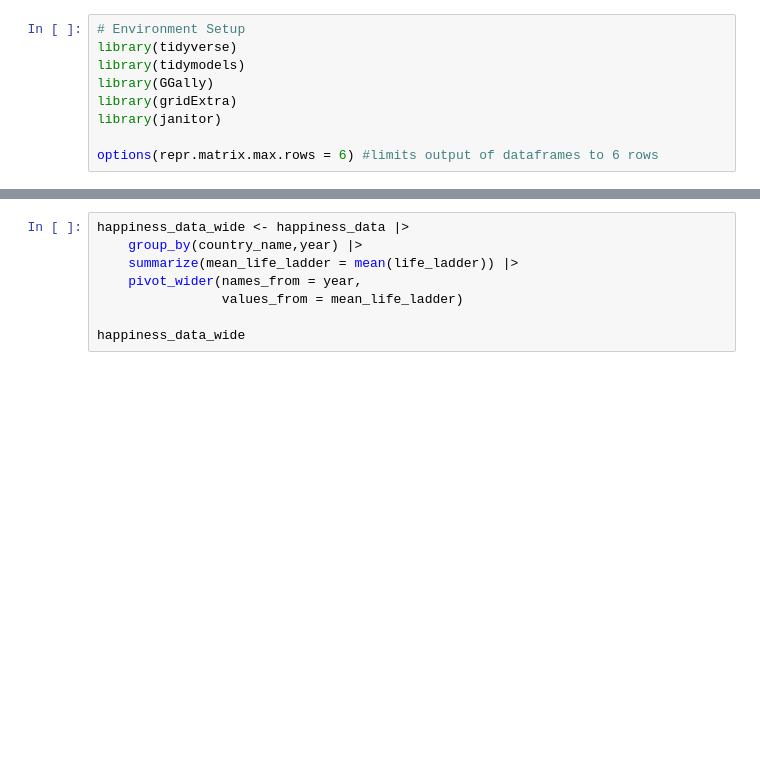
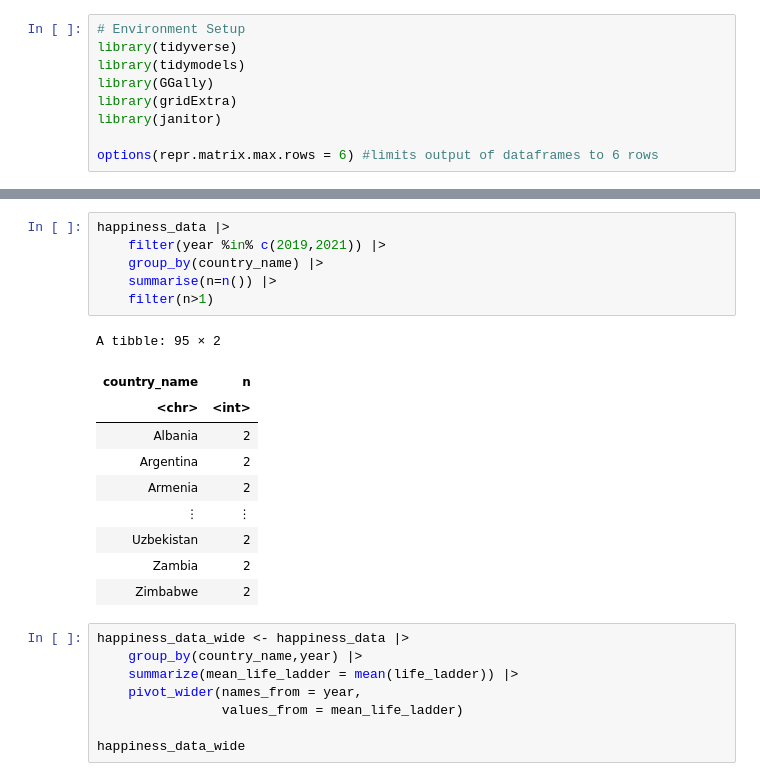
Before and after one commit to ericpien/Impact-of-COVID-19-on-Happiness, a Jupyter notebook: proposal.ipynb, the cells around one changed output, grey strips where cells are left out. Drawn from its saved outputs; the diff is of its cells as text; blank space fills up the shorter version.

```diff
--- a/proposal.ipynb
+++ b/proposal.ipynb
@@ -66,3 +64,20 @@ A tibble: 1747 × 12
+# %%
+happiness_data |>
+    filter(year %in% c(2019,2021)) |>
+    group_by(country_name) |>
+    summarise(n=n()) |>
+    filter(n>1)
+# %% [output]
+A tibble: 95 × 2
+| country_name | n |
+| <chr> | <int> |
+| Albania | 2 |
+| Argentina | 2 |
+| Armenia | 2 |
+| ⋮ | ⋮ |
+| Uzbekistan | 2 |
+| Zambia | 2 |
+| Zimbabwe | 2 |
 # %%
 happiness_data_wide <- happiness_data |>
     group_by(country_name,year) |>
```
Also changed, not shown: parts of 6 cells of this notebook.
